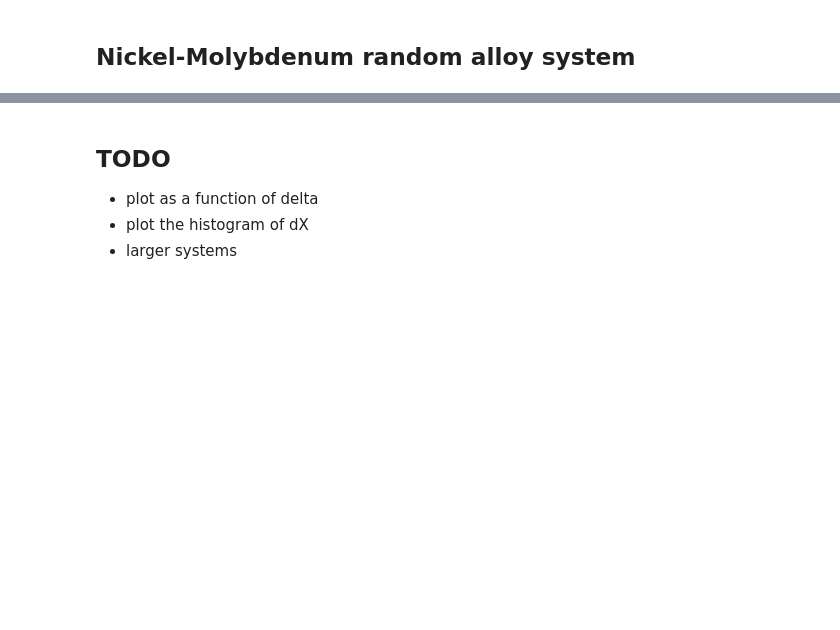
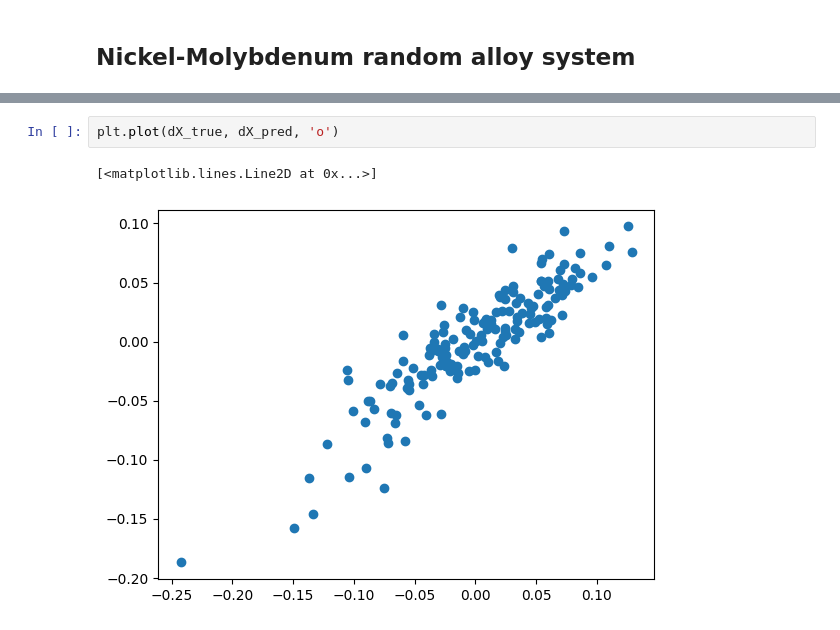
Before and after one commit to marseille-matmol/LammpsImplicitDerivative, a Jupyter notebook: examples/HEA_one_shot.ipynb, the cells around one changed output, grey strips where cells are left out. Cells and saved outputs as stored; diff of their text form; blank space fills up the shorter version.

```diff
--- a/examples/HEA_one_shot.ipynb
+++ b/examples/HEA_one_shot.ipynb
@@ -239,5 +185,5 @@ plt.show()
-# %% [markdown]
-## TODO
-* plot as a function of delta
-* plot the histogram of dX
-* larger systems
+# %%
+plt.plot(dX_true, dX_pred, 'o')
+# %% [output]
+[<matplotlib.lines.Line2D at 0x...>]
+[figure, added]
```
Also changed, not shown: parts of 31 cells of this notebook, 7 other files.
